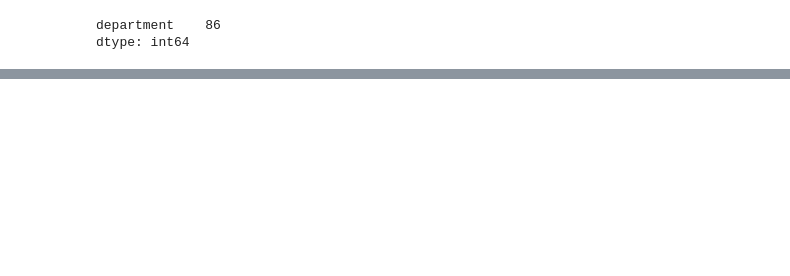
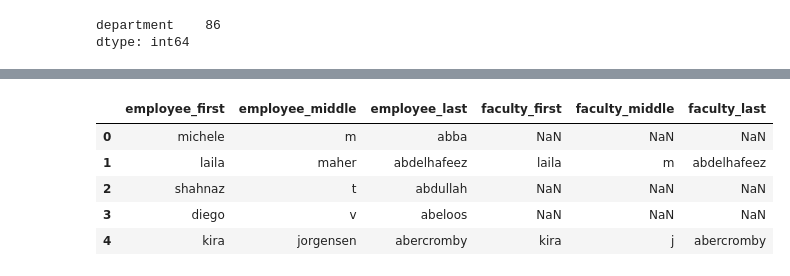
Before and after one commit to CSC4693-Fall-2026/CSC4693, a Jupyter notebook: Faculty/initial_exploration.ipynb, the cells around one changed output, grey strips where cells are left out. Drawn from its saved outputs; the diff is of its cells as text; code cells hidden in the pictures; blank space fills up the shorter version.

```diff
--- a/Faculty/initial_exploration.ipynb
+++ b/Faculty/initial_exploration.ipynb
@@ -135,0 +232,41 @@ dtype: int64
+# %%
+import pandas as pd
+
+df1 = pd.read_parquet("./Data/faculty-compensation.parquet")
+df2 = pd.read_parquet("./Data/cal_poly_faculty.parquet")
+
+def split_name(df, source_column, prefix):
+    parts = (
+        df[source_column]
+        .fillna("")
+        .str.replace(r"[.,]", "", regex=True)
+        .str.strip()
+        .str.lower()
+        .str.split()
+    )
+
+    df[f"{prefix}_first"] = parts.str[1]
+    df[f"{prefix}_middle"] = parts.str[-1].where(parts.str.len() >= 3)
+    df[f"{prefix}_last"] = parts.str[0]
+
+split_name(df1, "employee", "employee")
+split_name(df2, "name", "faculty")
+
+df_joined = df1.merge(
+    df2,
+    left_on=["employee_first", "employee_last"],
+    right_on=["faculty_first", "faculty_last"],
+    how="left"
+)
+
+df_joined[[
+    "employee_first", "employee_middle", "employee_last",
+    "faculty_first", "faculty_middle", "faculty_last"
+]].head()
+# %% [output]
+|  | employee_first | employee_middle | employee_last | faculty_first | faculty_middle | faculty_last |
+| 0 | michele | m | abba | NaN | NaN | NaN |
+| 1 | laila | maher | abdelhafeez | laila | m | abdelhafeez |
+| 2 | shahnaz | t | abdullah | NaN | NaN | NaN |
+| 3 | diego | v | abeloos | NaN | NaN | NaN |
+| 4 | kira | jorgensen | abercromby | kira | j | abercromby |
```
Also changed, not shown: parts of 5 cells of this notebook, 1 other file.
